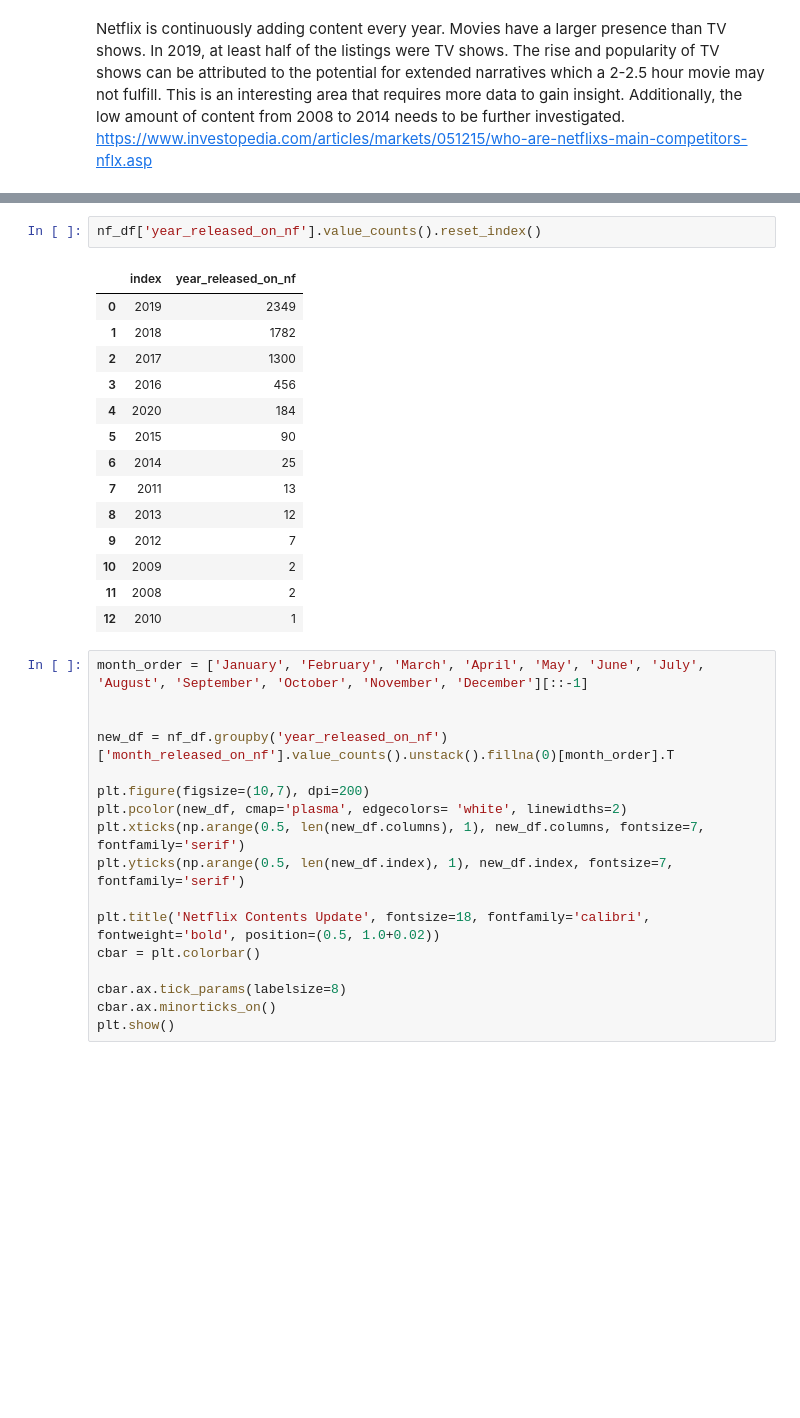
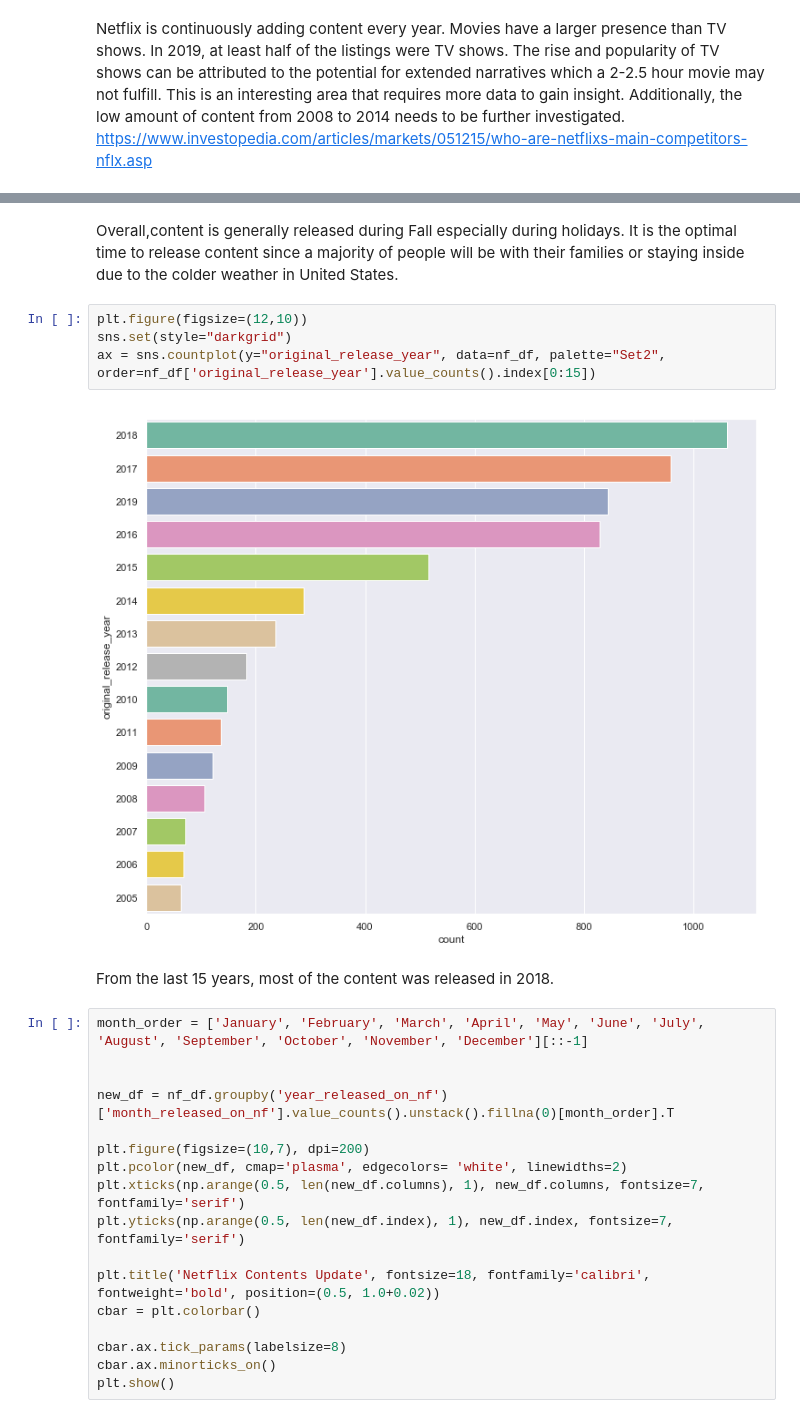
Before and after one commit to aclao89/Netflix_and_Chill, a Jupyter notebook: Netflix.ipynb, the cells around one changed output, grey strips where cells are left out. Drawn from its saved outputs; the diff is of its cells as text; blank space fills up the shorter version.

Commit message:
WordCloud for Disney and release years for Netflix

```diff
--- a/Netflix.ipynb
+++ b/Netflix.ipynb
@@ -355,23 +355,16 @@ fig =go.Figure(data,layout=layout)
 fig.show()
 # %% [output]
 [interactive output not drawn]
-# %%
-nf_df['year_released_on_nf'].value_counts().reset_index()
-# %% [output]
-|  | index | year_released_on_nf |
-| 0 | 2019 | 2349 |
-| 1 | 2018 | 1782 |
-| 2 | 2017 | 1300 |
-| 3 | 2016 | 456 |
-| 4 | 2020 | 184 |
-| 5 | 2015 | 90 |
-| 6 | 2014 | 25 |
-| 7 | 2011 | 13 |
-| 8 | 2013 | 12 |
-| 9 | 2012 | 7 |
-| 10 | 2009 | 2 |
-| 11 | 2008 | 2 |
-| 12 | 2010 | 1 |
+# %% [markdown]
+Overall,content is generally released during Fall especially during holidays. It is the optimal time to release content since a majority of people will be with their families or staying inside due to the colder weather in United States.
+# %%
+plt.figure(figsize=(12,10))
+sns.set(style="darkgrid")
+ax = sns.countplot(y="original_release_year", data=nf_df, palette="Set2", order=nf_df['original_release_year'].value_counts().index[0:15])
+# %% [output]
+[figure, added]
+# %% [markdown]
+From the last 15 years, most of the content was released in 2018.
 # %%
 month_order = ['January', 'February', 'March', 'April', 'May', 'June', 'July', 'August', 'September', 'October', 'November', 'December'][::-1]
 
```
Also changed, not shown: parts of 2 cells of this notebook.
